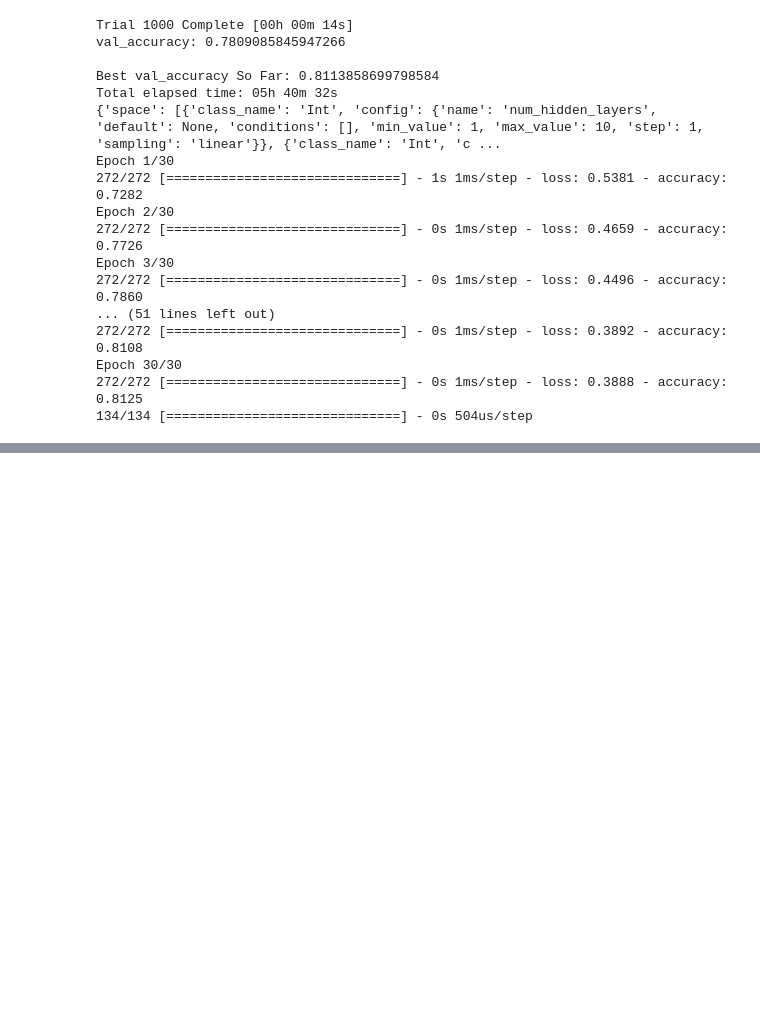
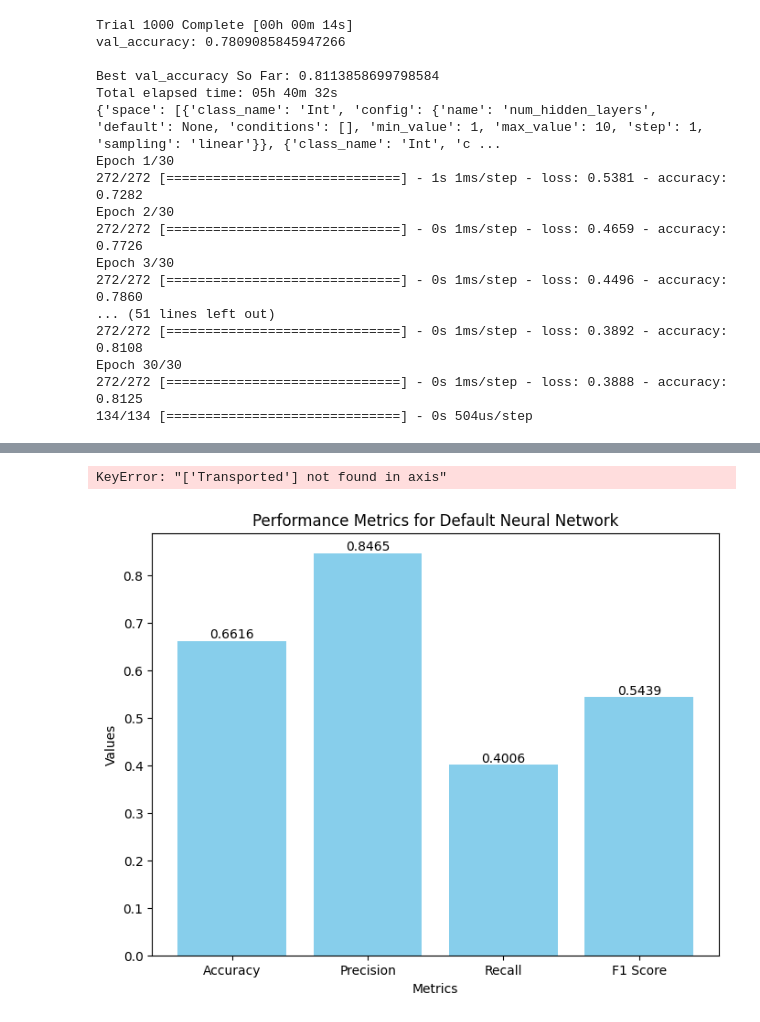
Before and after one commit to CadenQ/comp4730-p2, a Jupyter notebook: neural_network.ipynb, the cells around one changed output, grey strips where cells are left out. Drawn from its saved outputs; the diff is of its cells as text; code cells hidden in the pictures; blank space fills up the shorter version.

```diff
--- a/neural_network.ipynb
+++ b/neural_network.ipynb
@@ -100,25 +197,84 @@ Epoch 30/30
 # %%
+# Test default hyperparameter neural network
+
+# Import necessary libraries
 import pandas as pd
 from sklearn.neural_network import MLPClassifier
 from sklearn.preprocessing import StandardScaler
 
 # Retrieve Training and Testing Data
-df_train = pd.read_csv('data/trainClean.csv')
-df_test = pd.read_csv('data/testClean.csv')
+df_train = pd.read_csv('data/trainClean.csv')  # Read training data
+df_test = pd.read_csv('data/testClean.csv')    # Read test data
 
-X_train = df_train.drop(columns='Transported')
-y_train = df_train['Transported']
+X_train = df_train.drop(columns='Transported')  # Features for training
+y_train = df_train['Transported']               # Target variable for training
 
+# Instantiate a Multi-Layer Perceptron (MLP) Classifier with default settings
 nn = MLPClassifier()
+
+# Train the default MLP classifier using the training data
 nn.fit(X_train, y_train)
 
+# Predict using the trained model on the test data
 pred = nn.predict(df_test)
-pred
 
-tfMap = { 0: False, 1: True }
+# Mapping prediction values to True/False
+tfMap = {0: False, 1: True}
 
+# Create a DataFrame for predictions and map predicted values to 'Transported' column
 kaggleCSV = pd.DataFrame(columns=['PassengerId', 'Transported'])
 kaggleCSV['PassengerId'] = df_test['PassengerId']
 kaggleCSV['Transported'] = [tfMap[i] for i in pred]
 
+# Save predictions to a CSV file named 'nn_default_results.csv'
 kaggleCSV.to_csv('results/nn_default_results.csv', index=False)
+# %% [output]
+KeyError: "['Transported'] not found in axis"
+# %%
+#Plot metrics of default neural network
+
+import matplotlib.pyplot as plt
+import pandas as pd
+from sklearn.neural_network import MLPClassifier
+from sklearn.preprocessing import StandardScaler
+from sklearn.metrics import accuracy_score, precision_score, recall_score, f1_score
+
+# Retrieve Training and Testing Data
+df_train = pd.read_csv('data/trainClean.csv')
+df_test = pd.read_csv('data/testClean.csv')
+
+X_train = df_train.drop(columns='Transported')
+y_train = df_train['Transported']
+
+# Preprocess the data for the default model
+scaler = StandardScaler()
+X_train_scaled = scaler.fit_transform(X_train)
+
+# Train default hyperparameter neural network
+default_nn = MLPClassifier()
+default_nn.fit(X_train, y_train)
+
+# Compute metrics for the default model
+train_pred = default_nn.predict(X_train)
+accuracy = accuracy_score(y_train, train_pred)
+precision = precision_score(y_train, train_pred)
+recall = recall_score(y_train, train_pred)
+f1 = f1_score(y_train, train_pred)
+
+# Plotting metrics
+labels = ['Accuracy', 'Precision', 'Recall', 'F1 Score']
+values = [accuracy, precision, recall, f1]
+
+plt.figure(figsize=(8, 6))
+plt.bar(labels, values, color='skyblue')
+plt.title('Performance Metrics for Default Neural Network')
+plt.xlabel('Metrics')
+plt.ylabel('Values')
+
+# Display numerical values on top of each bar
+for i, value in enumerate(values):
+    plt.text(i, value, f'{value:.4f}', ha='center', va='bottom')
+
+plt.show()
+# %% [output]
+[figure, added]
```
Also changed, not shown: parts of 2 cells of this notebook, 1 other file.
